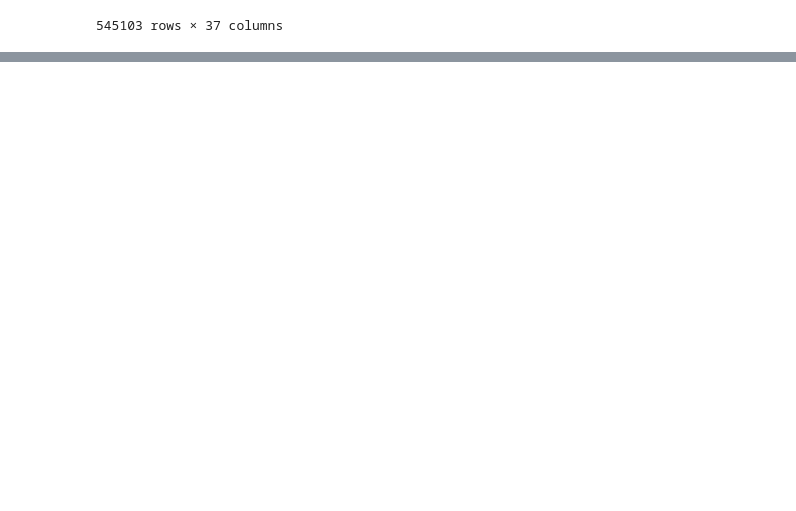
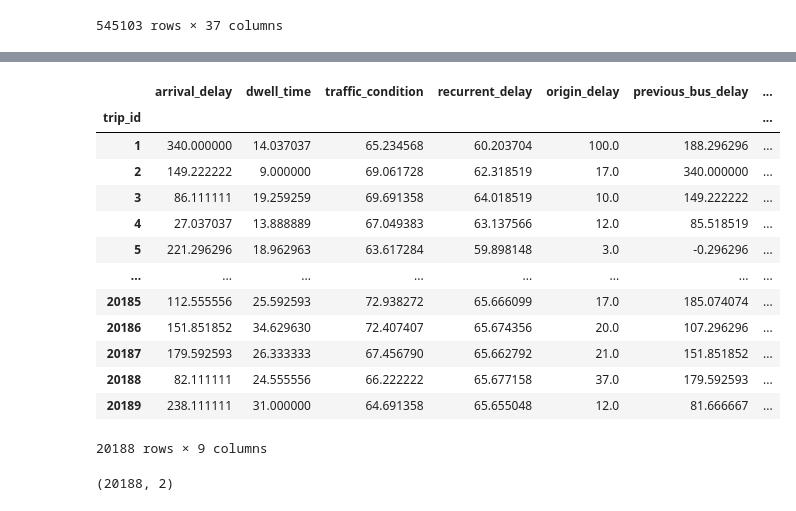
Before and after one commit to Fmazin/AI_Project, a Jupyter notebook: code/main_project_flow.ipynb, the cells around one changed output, grey strips where cells are left out. Drawn from its saved outputs; the diff is of its cells as text; code cells hidden in the pictures; blank space fills up the shorter version.

```diff
--- a/code/main_project_flow.ipynb
+++ b/code/main_project_flow.ipynb
@@ -51,3 +51,6 @@ df.drop(columns=['date'])
 | 545101 | 20220630 | 4 | 41362 | 26 | 331 | 0 | 35 | ... |
 | 545102 | 20220630 | 4 | 41362 | 27 | 264 | 0 | 50 | ... |
 545103 rows × 37 columns
+# %%
+# Load in data after Itsuki and William Cleaning
+df = pd.read_csv('../data/clean_dataPT2.csv')
@@ -53,0 +68,4 @@ df.drop(columns=['date'])
+# %%
+# Eliminate negative arrival delays
+import numpy as np
+df['arrival_delay'] = df['arrival_delay'].map(np.abs)
@@ -53,0 +98,19 @@ df.drop(columns=['date'])
+# %%
+df_test = df.groupby(['trip_id'])[['arrival_delay', 'dwell_time', 'traffic_condition', 'recurrent_delay', 'origin_delay', 'previous_bus_delay', 'factor(day_of_week)weekday', 'factor(time_of_day)Off-peak', 'temp']].mean()
+# %%
+df_test
+# %% [output]
+|  | arrival_delay | dwell_time | traffic_condition | recurrent_delay | origin_delay | previous_bus_delay | ... |
+| trip_id |  |  |  |  |  |  | ... |
+| 1 | 340.000000 | 14.037037 | 65.234568 | 60.203704 | 100.0 | 188.296296 | ... |
+| 2 | 149.222222 | 9.000000 | 69.061728 | 62.318519 | 17.0 | 340.000000 | ... |
+| 3 | 86.111111 | 19.259259 | 69.691358 | 64.018519 | 10.0 | 149.222222 | ... |
+| 4 | 27.037037 | 13.888889 | 67.049383 | 63.137566 | 12.0 | 85.518519 | ... |
+| 5 | 221.296296 | 18.962963 | 63.617284 | 59.898148 | 3.0 | -0.296296 | ... |
+| ... | ... | ... | ... | ... | ... | ... | ... |
+| 20185 | 112.555556 | 25.592593 | 72.938272 | 65.666099 | 17.0 | 185.074074 | ... |
+| 20186 | 151.851852 | 34.629630 | 72.407407 | 65.674356 | 20.0 | 107.296296 | ... |
+| 20187 | 179.592593 | 26.333333 | 67.456790 | 65.662792 | 21.0 | 151.851852 | ... |
+| 20188 | 82.111111 | 24.555556 | 66.222222 | 65.677158 | 37.0 | 179.592593 | ... |
+| 20189 | 238.111111 | 31.000000 | 64.691358 | 65.655048 | 12.0 | 81.666667 | ... |
+20188 rows × 9 columns
@@ -53,0 +124,16 @@ df.drop(columns=['date'])
+# %%
+scaling=StandardScaler()
+
+# Use fit and transform method
+scaling.fit(df_test)
+Scaled_data=scaling.transform(df_test)
+
+# Set the n_components=3
+principal=PCA(n_components=2)
+principal.fit(Scaled_data)
+x=principal.transform(Scaled_data)
+
+# Check the dimensions of data after PCA
+print(x.shape)
+# %% [output]
+(20188, 2)
```
Also changed, not shown: parts of 8 cells of this notebook.
